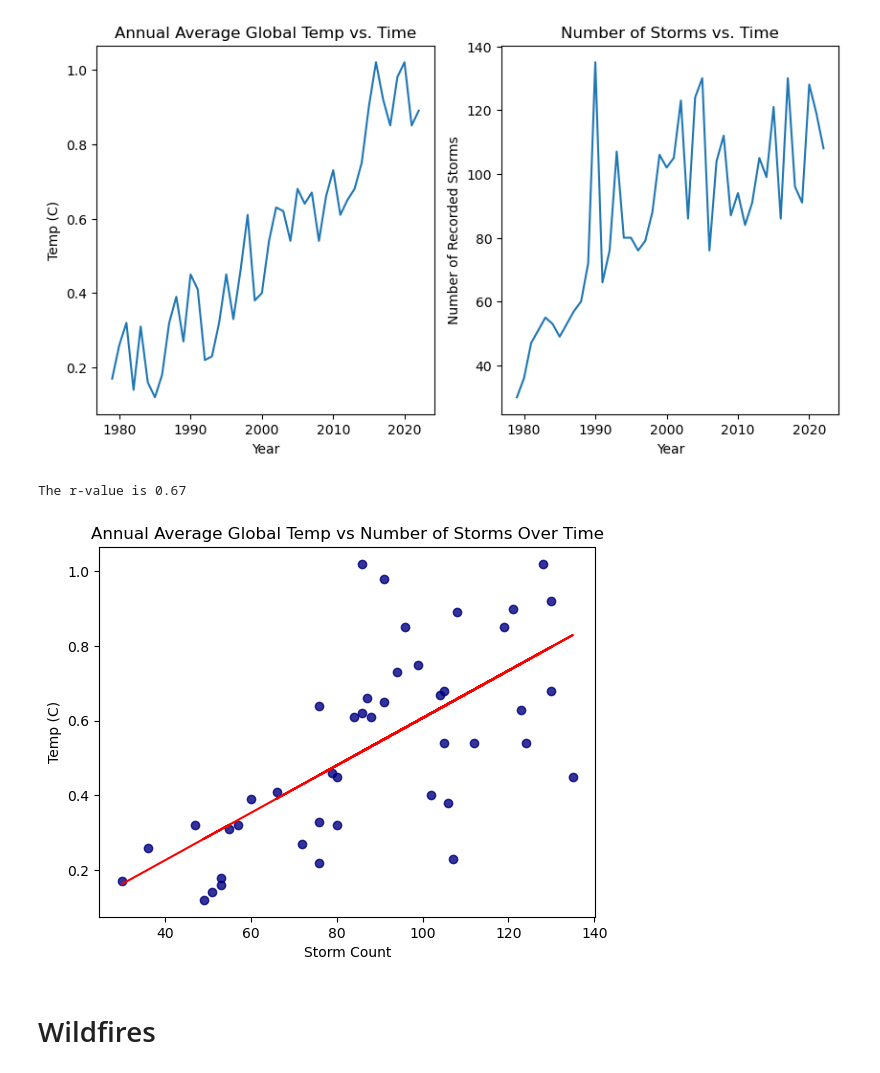
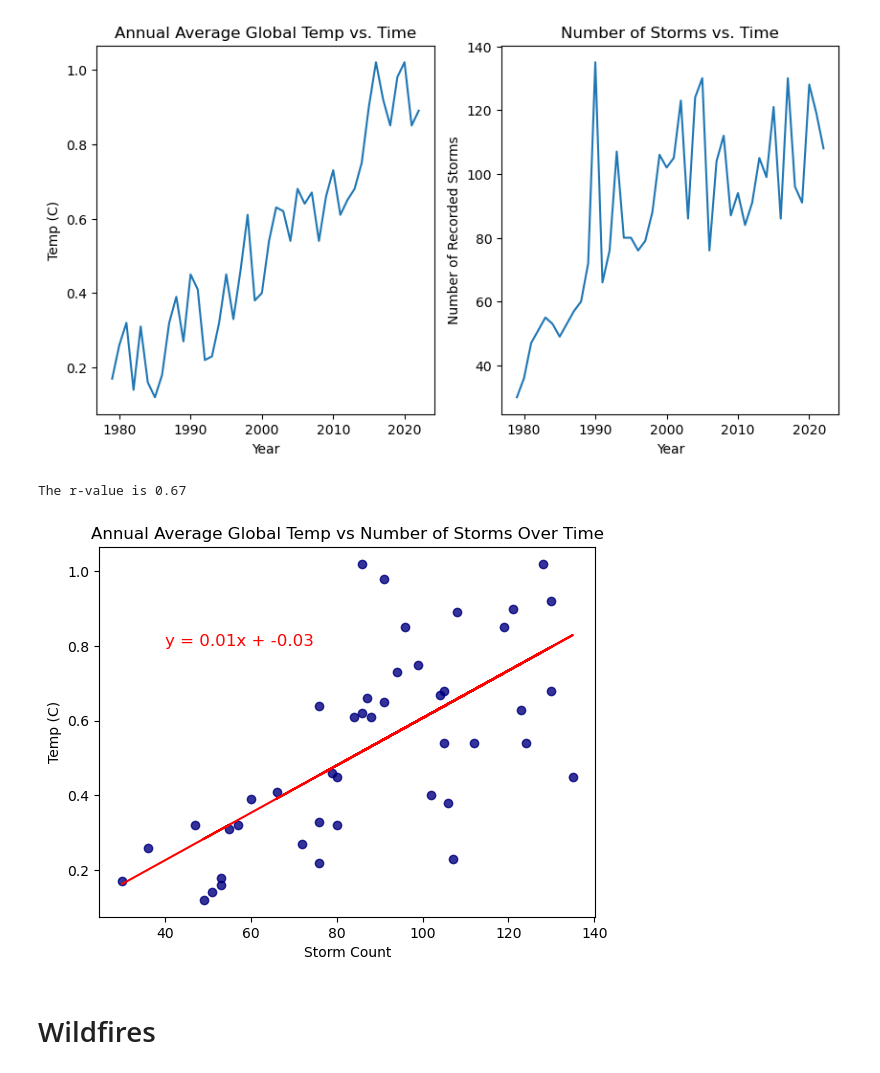
Before and after one commit to mhosseinf/Project_11, a Jupyter notebook: average_global_analysis.ipynb, the cells around one changed output. Saved outputs shown, nothing was run; the diff lists cells and outputs as text; code cells hidden in the pictures.

```diff
--- a/average_global_analysis.ipynb
+++ b/average_global_analysis.ipynb
@@ -315,23 +318,23 @@ Text(0, 0.5, 'Temp (C)')
 # %%
 plt.scatter(no_storms, average_temp, marker='o', color='navy', alpha=0.8)
 x_values = no_storms
 y_values =  average_temp
 (slope, intercept, rvalue, pvalue, stderr) = linregress(x_values, y_values)
 regress_values = x_values * slope + intercept
 line_eq = "y = " + str(round(slope,2)) + "x + " + str(round(intercept,2))
 plt.plot(x_values,regress_values,"r-")
 # Incorporate the other graph properties
 plt.xlabel('Storm Count')
 plt.ylabel('Temp (C)')
 plt.title('Annual Average Global Temp vs Number of Storms Over Time')
 print(f"The r-value is {round(rvalue,2)}")
 
 # Show plot
-plt.annotate(line_eq, (550, 0.2), fontsize=12, color='red')
+plt.annotate(line_eq, (40, 0.8), fontsize=12, color='red')
 plt.show()
 # %% [output]
 The r-value is 0.67
-[figure, old version]
+[figure, new version]
 # %% [markdown]
 # Wildfires
 # %%
```
Also changed, not shown: parts of 9 cells of this notebook.
